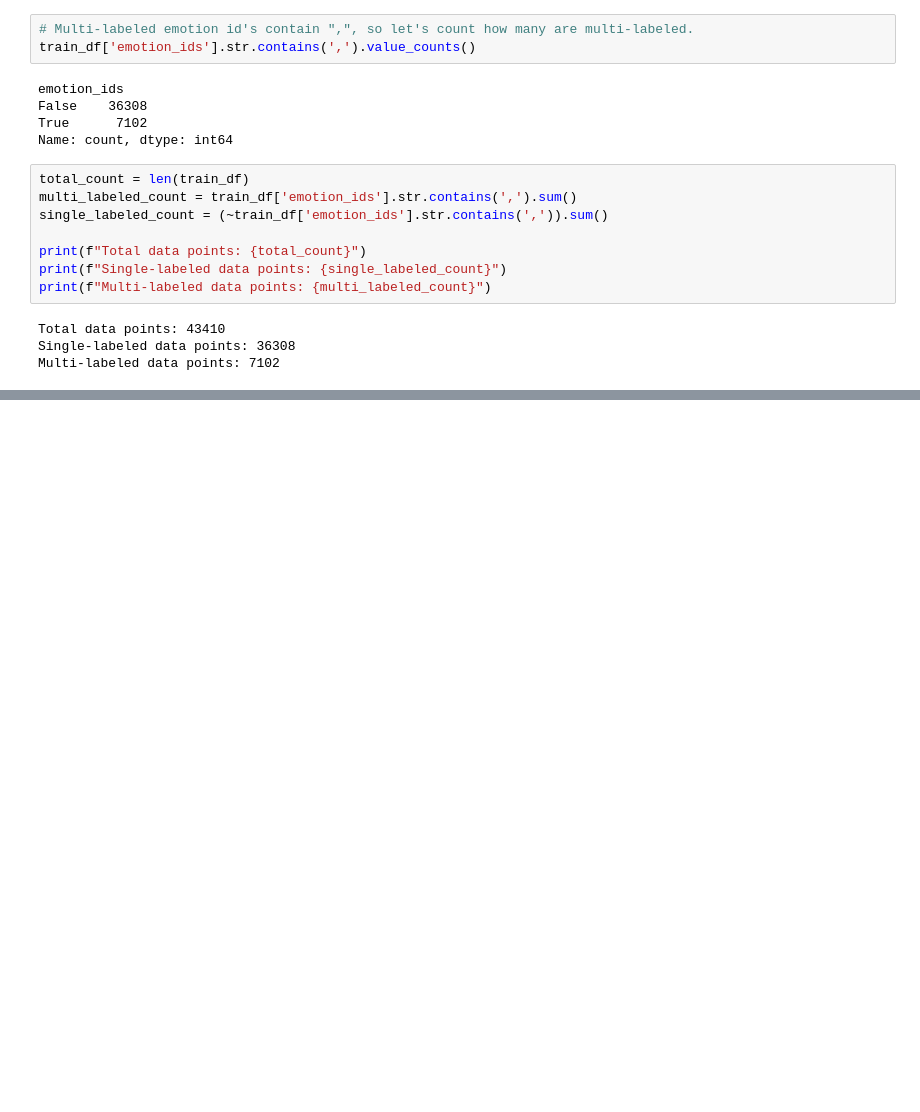
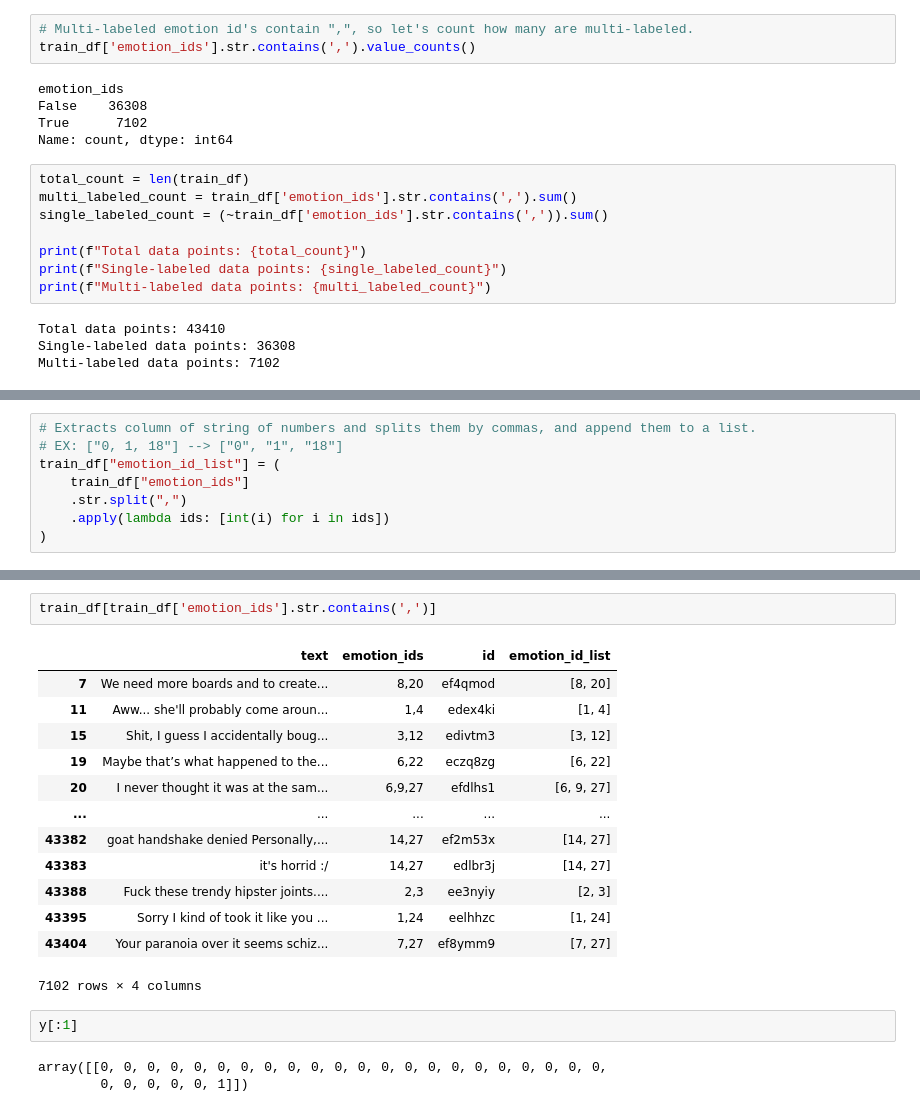
Before and after one commit to SevenWoos/MachineLearningProjects, a Jupyter notebook: nlp/1_nlp_classifier/multi_label_classifiers/multi_label_eda.ipynb, the cells around one changed output, grey strips where cells are left out. Cells and saved outputs as stored; diff of their text form; blank space fills up the shorter version.

```diff
--- a/nlp/1_nlp_classifier/multi_label_classifiers/multi_label_eda.ipynb
+++ b/nlp/1_nlp_classifier/multi_label_classifiers/multi_label_eda.ipynb
@@ -194,0 +269,8 @@ Multi-labeled data points: 7102
+# %%
+# Extracts column of string of numbers and splits them by commas, and append them to a list.
+# EX: ["0, 1, 18"] --> ["0", "1", "18"]
+train_df["emotion_id_list"] = (
+    train_df["emotion_ids"]
+    .str.split(",")
+    .apply(lambda ids: [int(i) for i in ids])
+)
@@ -194,0 +297,21 @@ Multi-labeled data points: 7102
+# %%
+train_df[train_df['emotion_ids'].str.contains(',')]
+# %% [output]
+|  | text | emotion_ids | id | emotion_id_list |
+| 7 | We need more boards and to create... | 8,20 | ef4qmod | [8, 20] |
+| 11 | Aww... she'll probably come aroun... | 1,4 | edex4ki | [1, 4] |
+| 15 | Shit, I guess I accidentally boug... | 3,12 | edivtm3 | [3, 12] |
+| 19 | Maybe that’s what happened to the... | 6,22 | eczq8zg | [6, 22] |
+| 20 | I never thought it was at the sam... | 6,9,27 | efdlhs1 | [6, 9, 27] |
+| ... | ... | ... | ... | ... |
+| 43382 | goat handshake denied Personally,... | 14,27 | ef2m53x | [14, 27] |
+| 43383 | it's horrid :/ | 14,27 | edlbr3j | [14, 27] |
+| 43388 | Fuck these trendy hipster joints.... | 2,3 | ee3nyiy | [2, 3] |
+| 43395 | Sorry I kind of took it like you ... | 1,24 | eelhhzc | [1, 24] |
+| 43404 | Your paranoia over it seems schiz... | 7,27 | ef8ymm9 | [7, 27] |
+7102 rows × 4 columns
+# %%
+y[:1]
+# %% [output]
+array([[0, 0, 0, 0, 0, 0, 0, 0, 0, 0, 0, 0, 0, 0, 0, 0, 0, 0, 0, 0, 0, 0,
+        0, 0, 0, 0, 0, 1]])
```
Also changed, not shown: parts of 35 cells of this notebook.
